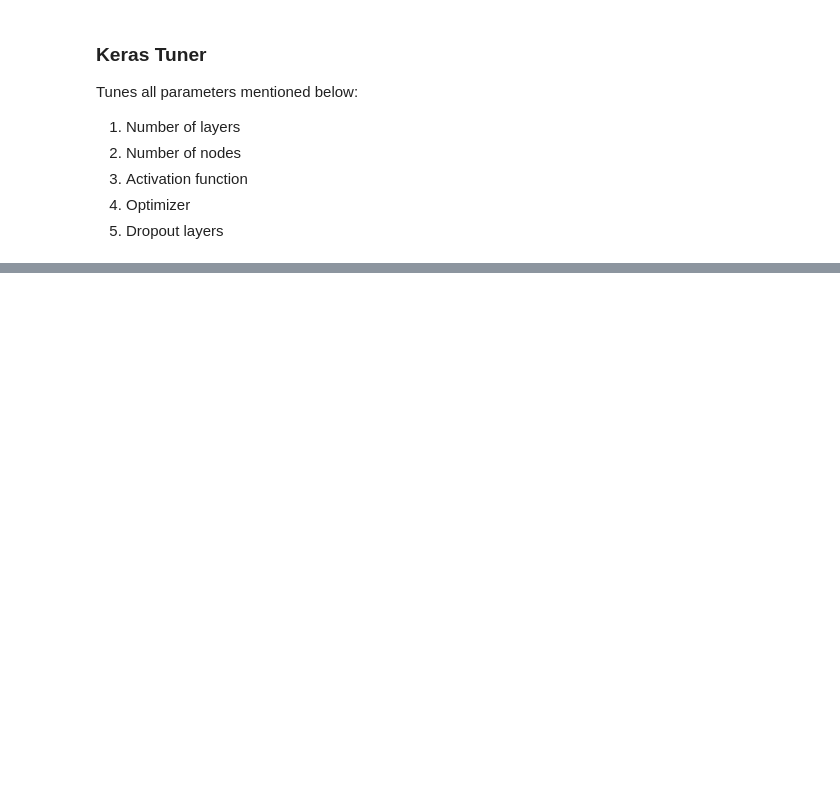
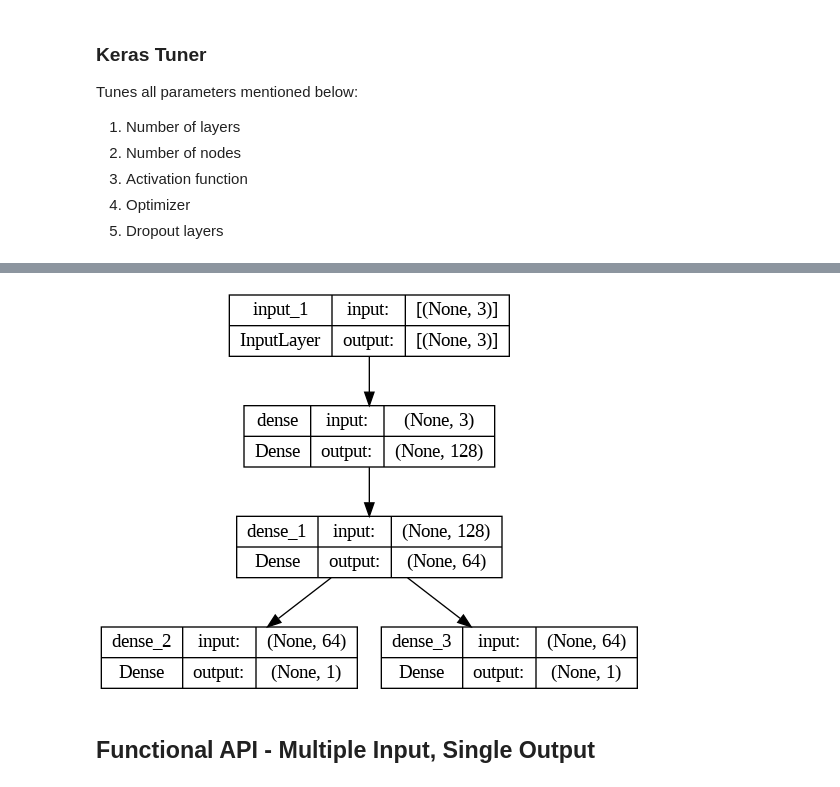
Before and after one commit to sanhiitaa/100-days-of-deep-learning, a Jupyter notebook: deep_learning_cookbook.ipynb, the cells around one changed output, grey strips where cells are left out. Drawn from its saved outputs; the diff is of its cells as text; code cells hidden in the pictures; blank space fills up the shorter version.

Commit message:
adds non-linear models

```diff
--- a/deep_learning_cookbook.ipynb
+++ b/deep_learning_cookbook.ipynb
@@ -184,0 +192,14 @@ best_model.fit(x_train, y_train, epochs=100, initial_epoch=6, validation_data=(x
+# %%
+# input layer
+x= Input(shape = (3,))
+# %%
+# hidden layers
+hidden1= Dense(128, activation='relu')(x) # connected to input layer x
+hidden2= Dense(64, activation='relu')(hidden1)
+# %%
+# output layers
+output1 =Dense(1, activation= 'linear')(hidden2)
+output2 =Dense(1, activation= 'sigmoid')(hidden2)
+# %%
+# defining the complete model
+model = Model(inputs = x, outputs = [output1, output2])
@@ -184,0 +228,8 @@ best_model.fit(x_train, y_train, epochs=100, initial_epoch=6, validation_data=(x
+# %%
+# plotting model architechture
+from keras.utils import plot_model
+plot_model(model, show_shapes=True)
+# %% [output]
+[figure, added]
+# %% [markdown]
+## Functional API - Multiple Input, Single Output
```
Also changed, not shown: parts of 11 cells of this notebook.
